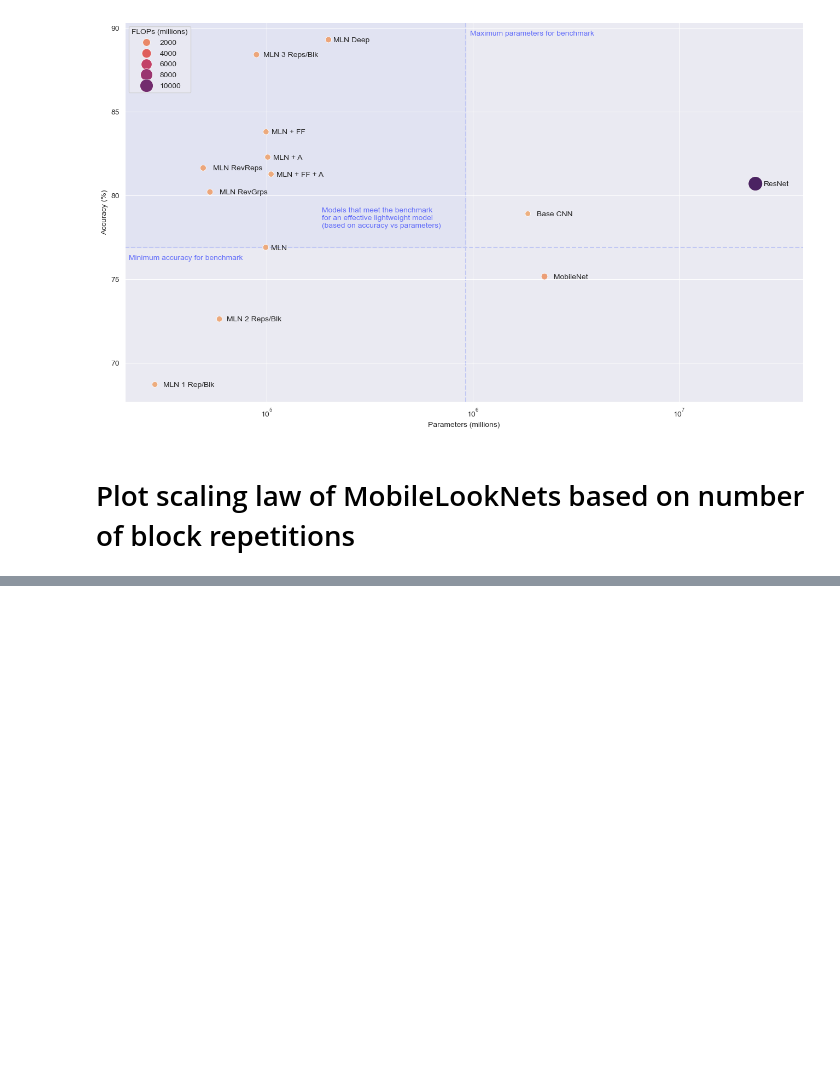
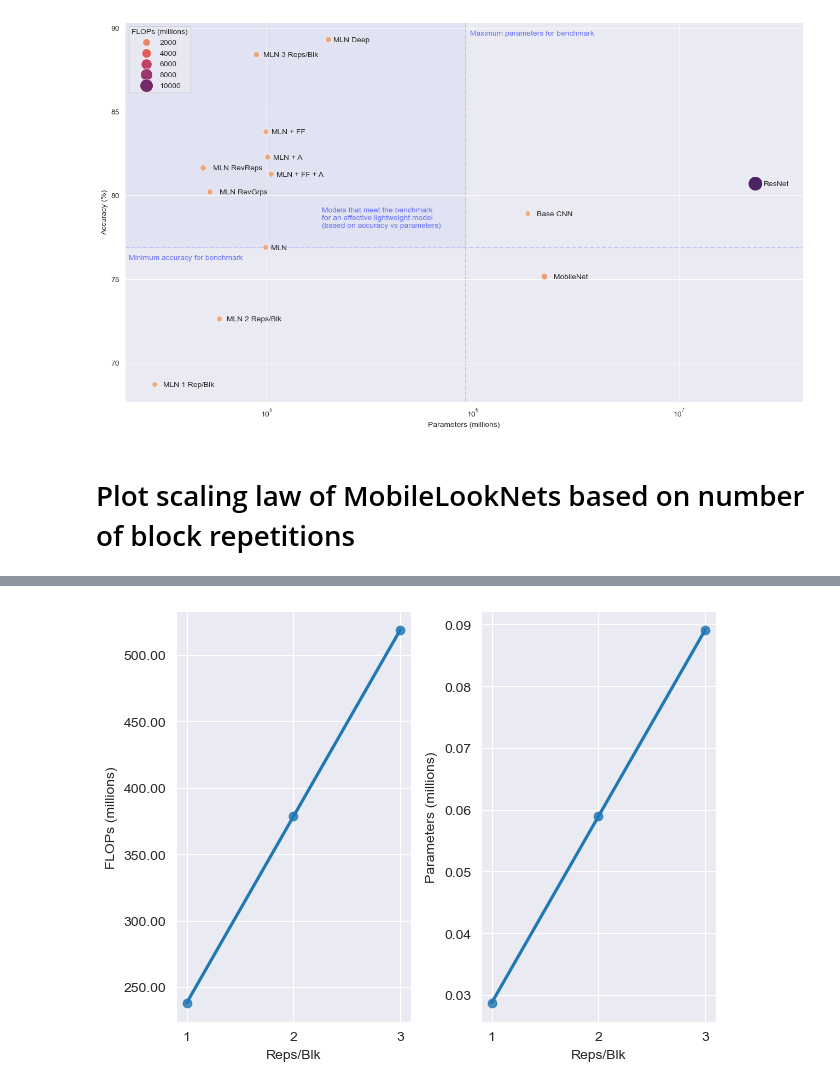
Before and after one commit to IrishMorales/lightweight-cnn-for-bone-metastasis, a Jupyter notebook: results/graphs.ipynb, the cells around one changed output, grey strips where cells are left out. Drawn from its saved outputs; the diff is of its cells as text; code cells hidden in the pictures; blank space fills up the shorter version.

Commit message:
Add impact of constant reps/blk

```diff
--- a/results/graphs.ipynb
+++ b/results/graphs.ipynb
@@ -274,0 +277,6 @@ plt.show()
+# %%
+mobilelooknet_constant_reps_df = mobilelooknet_scaled_df.loc[mobilelooknet_scaled_df['Type'] == 'Constant Reps/Blk']
+mobilelooknet_constant_reps_df['Reps/Blk'] = [1, 2, 3]
+mobilelooknet_constant_reps_df.drop(columns=['Model', 'Type'], inplace = True)
+
+mobilelooknet_constant_reps_df
@@ -275 +297,31 @@ plt.show()
+# %%
+# Blks/Rep vs Computational Performance
+fig, axs = plt.subplots(1, 2, sharex=True, sharey=False)
+
+computation_metrics = ['FLOPs', 'Parameters']
+computation_metrics_y = ['FLOPs (millions)', 'Parameters (millions)']
+
+for ax, i in zip(axs.flat, range(len(classification_metrics))):
+    sns.regplot(x="Reps/Blk",
+           y=computation_metrics[i],
+           data=mobilelooknet_constant_reps_df,
+           order=2,
+           ci=None,
+           ax=ax);
+
+    ax.xaxis.set_major_locator(ticker.MaxNLocator(integer=True))
+    ax.yaxis.set_major_formatter(ticker.FuncFormatter(lambda y, pos: '{:,.2f}'.format(y/1000000)))
+    ax.set_ylabel(computation_metrics_y[i], fontsize = 10)
+
+plt.tight_layout()
+
+# Save figure
+plt.savefig(fname = 'rep_variants_constant_comp.svg',
+            format = 'svg',
+            pad_inches = 0,
+            bbox_inches='tight')
+
+plt.show()
+# %% [output]
+[figure, added]
 # %%
```
Also changed, not shown: parts of 7 cells of this notebook, 4 other files.
